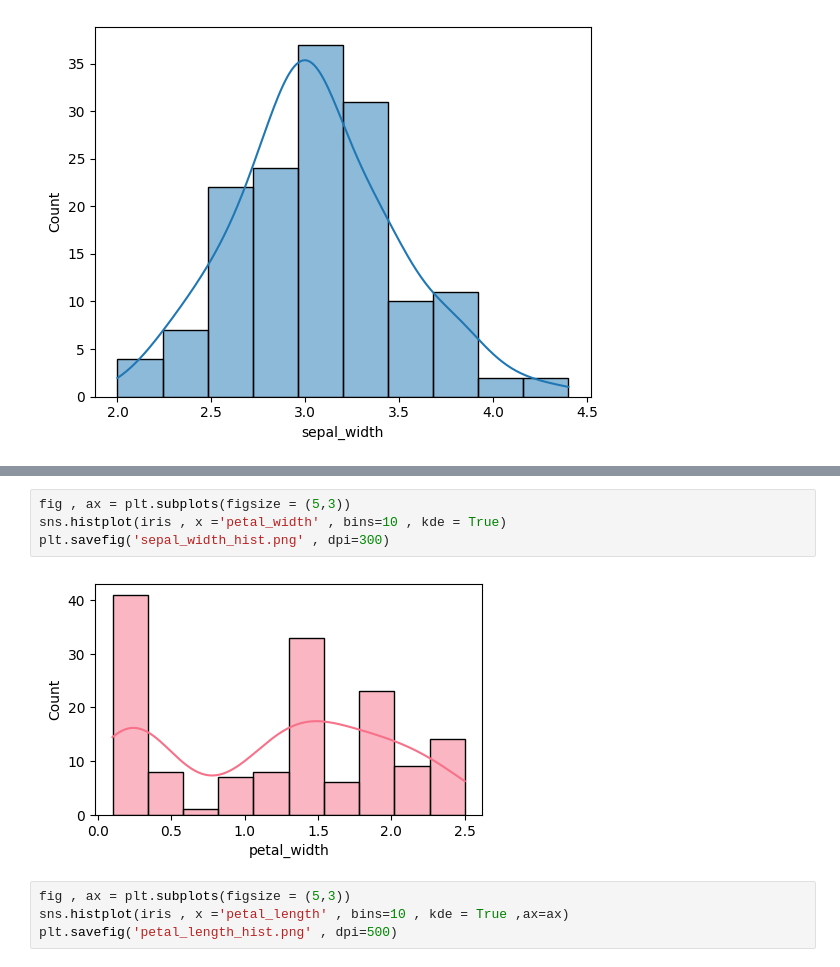
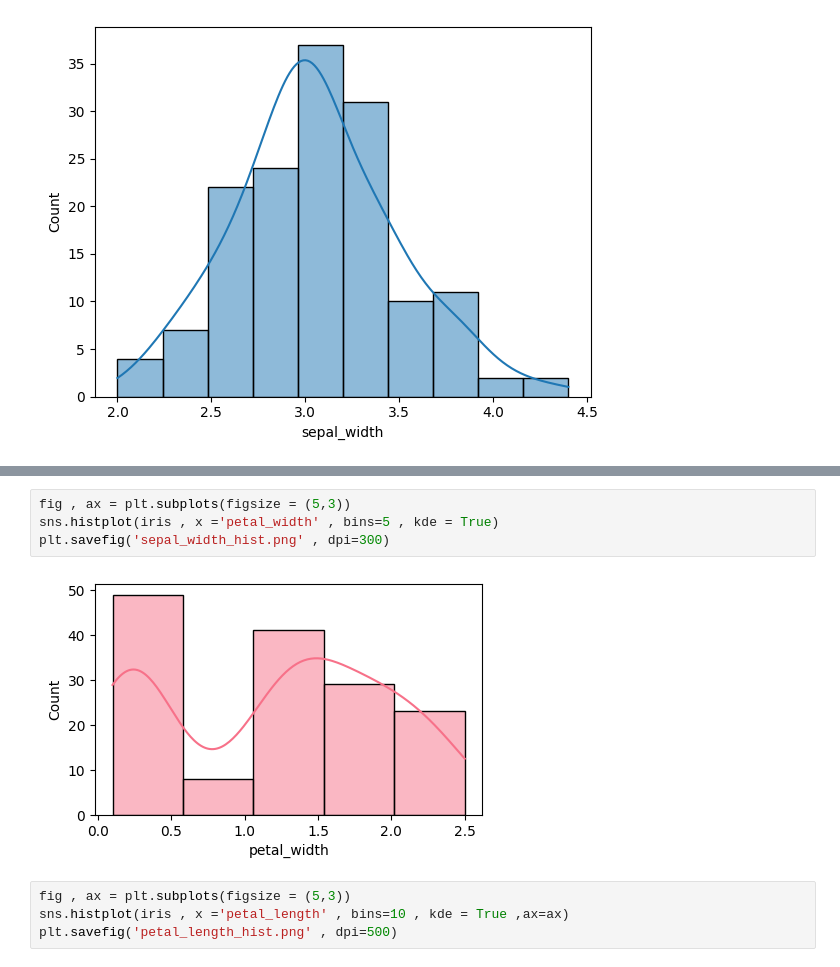
Before and after one commit to saagar13april/Data-Analytics-python, a Jupyter notebook: visualiazation.ipynb, the cells around one changed output, grey strips where cells are left out. Saved outputs shown, nothing was run; the diff lists cells and outputs as text.

```diff
--- a/visualiazation.ipynb
+++ b/visualiazation.ipynb
@@ -27,9 +27,9 @@ plt.savefig('sepal_length_hist.png' , dpi=300)
 # %%
 fig , ax = plt.subplots(figsize = (5,3))
-sns.histplot(iris , x ='petal_width' , bins=10 , kde = True)
+sns.histplot(iris , x ='petal_width' , bins=5 , kde = True)
 plt.savefig('sepal_width_hist.png' , dpi=300)
 # %% [output]
-[figure, old version]
+[figure, new version]
 # %%
 fig , ax = plt.subplots(figsize = (5,3))
 sns.histplot(iris , x ='petal_length' , bins=10 , kde = True ,ax=ax)
```
Also changed, not shown: parts of 2 cells of this notebook, 8 other files.
